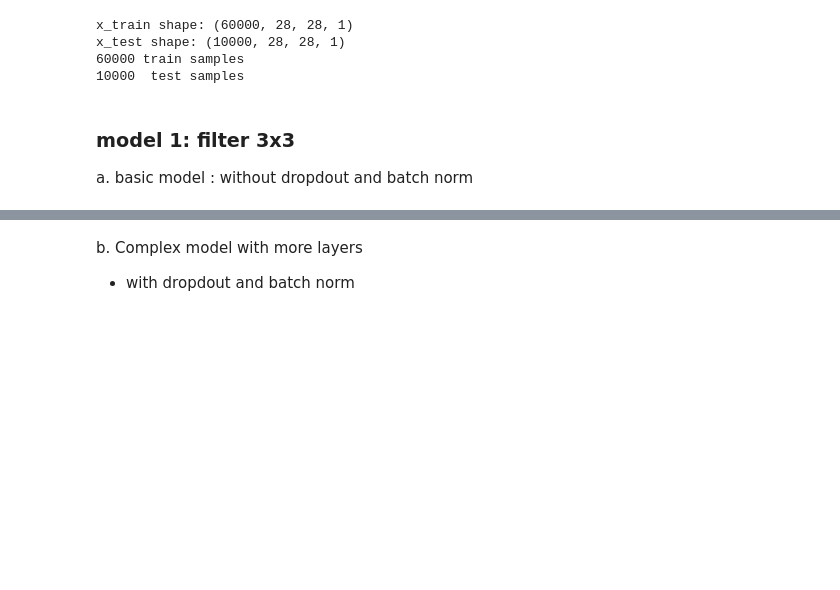
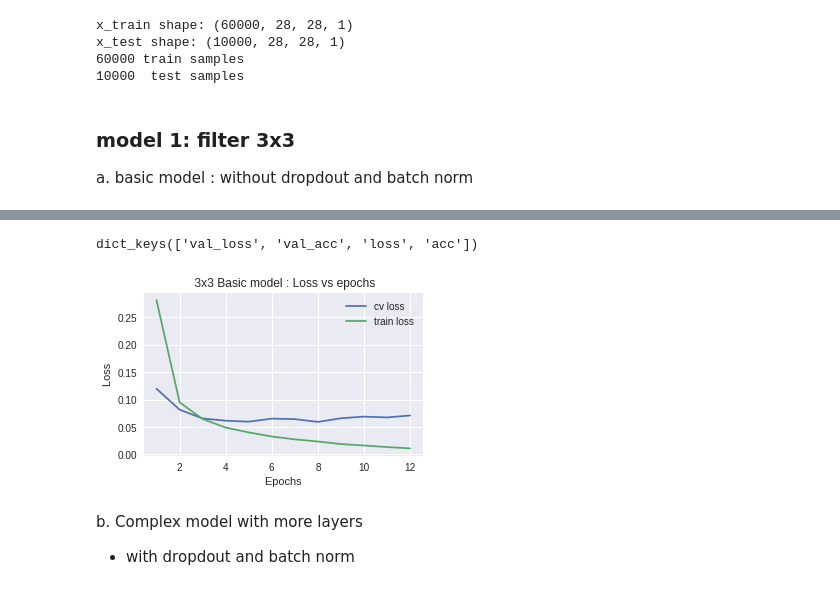
Before and after one commit to vivek1739/MNIST--TF-Keras, a Jupyter notebook: CNN_Excercise_variations.ipynb, the cells around one changed output, grey strips where cells are left out. Saved outputs shown, nothing was run; the diff lists cells and outputs as text; code cells hidden in the pictures; blank space fills up the shorter version.

```diff
--- a/CNN_Excercise_variations.ipynb
+++ b/CNN_Excercise_variations.ipynb
@@ -53,14 +55,15 @@ y_test = keras.utils.to_categorical(y_test, num_classes)
 # %%
 model = Sequential()
 model.add(Conv2D(32, kernel_size=(3,3), activation='relu', input_shape=input_shape))
-model.add(MaxPooling2D(pool_size=(2,2)))
+#model.add(MaxPooling2D(pool_size=(2,2)))
 model.add(Flatten())
-model.add(Dense(128, activation='relu'))
+#model.add(Dense(128, activation='relu'))
 model.add(Dense(num_classes, activation='softmax'))
 
-model.compile(loss=keras.losses.categorical_crossentropy, optimizer=keras.optimizers.Adam(),metrics=['accuracy'])
+model.compile(loss=keras.losses.categorical_crossentropy, optimizer=keras.optimizers.Adam(),
+              metrics=['accuracy'])
 # %%
-model.fit(X_train,y_train, batch_size=batch_size, epochs=epochs, verbose=1,validation_data=(X_test,y_test))
+history = model.fit(X_train,y_train, batch_size=batch_size, epochs=epochs, verbose=1, validation_data=(X_test,y_test))
 
 score = model.evaluate(X_test, y_test, verbose=0)
 print('Test loss',score[0])
@@ -86,3 +89,25 @@ Test accuracy 0.9861
+# %%
+epochs_list = list(range(1,epochs+1))
+history.history.keys()
+# %% [output]
+dict_keys(['val_loss', 'val_acc', 'loss', 'acc'])
+# %%
+import matplotlib.pyplot as plt
+train_acc = history.history['acc']
+train_loss = history.history['loss']
+cv_acc = history.history['val_acc']
+cv_loss = history.history['val_loss']
+
+plt.figure(figsize=(5,3))
+plt.plot(epochs_list,cv_loss,label="cv loss")
+plt.plot(epochs_list,train_loss,label="train loss")
+plt.xlabel(" Epochs ")
+plt.ylabel(" Loss ")
+plt.legend()
+plt.title(" 3x3 Basic model : Loss vs epochs")
+plt.show()
+# %% [output]
+[figure, added]
 # %% [markdown]
 b. Complex model with more layers
  - with dropdout and batch norm
```
Also changed, not shown: parts of 12 cells of this notebook, 1 other file.
